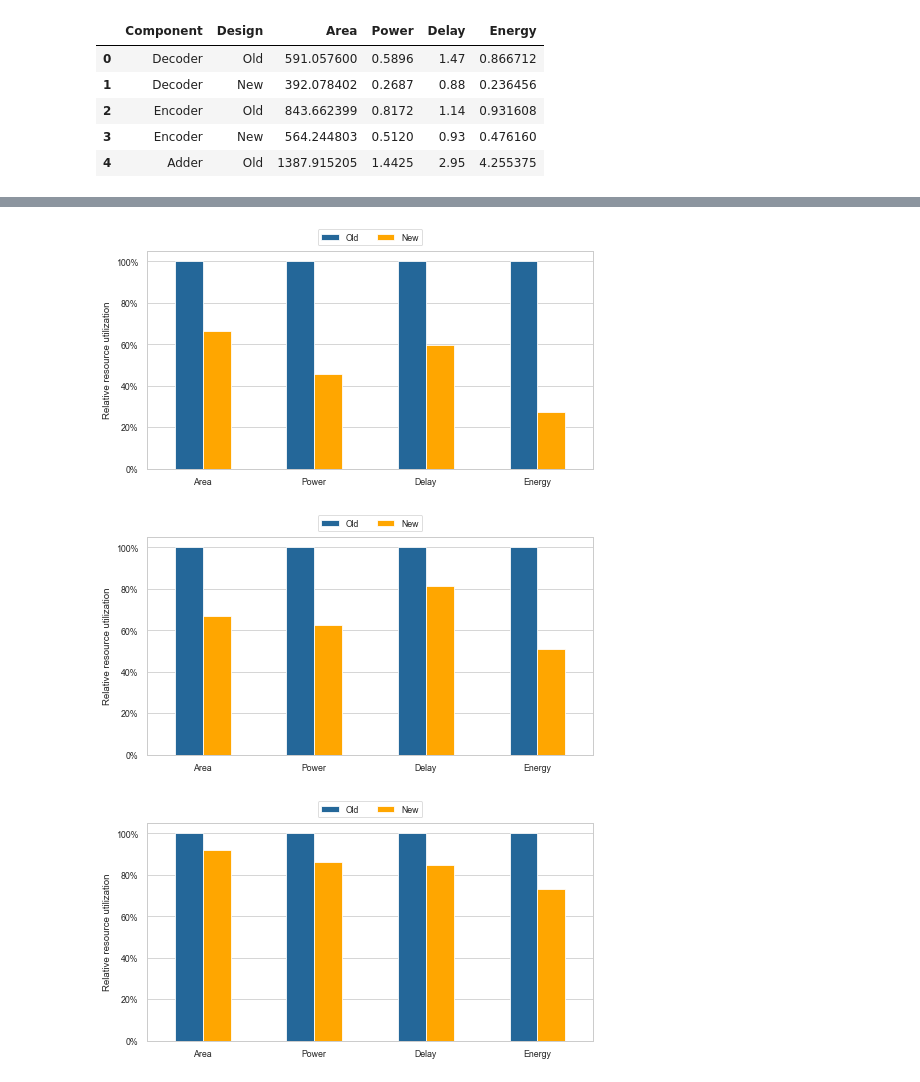
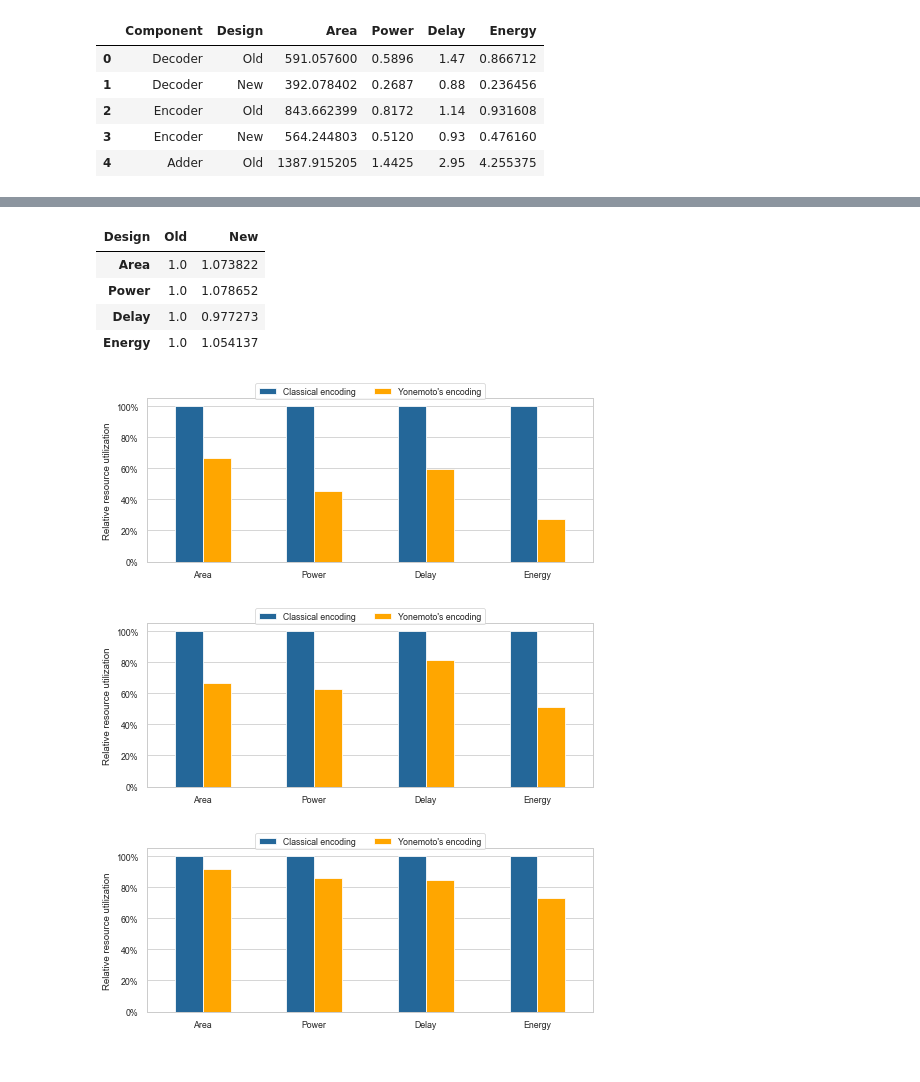
Before and after one commit to RaulMurillo/CoNGA_22, a Jupyter notebook: plot_graphs.ipynb, the cells around one changed output, grey strips where cells are left out. Drawn from its saved outputs; the diff is of its cells as text; code cells hidden in the pictures.

```diff
--- a/plot_graphs.ipynb
+++ b/plot_graphs.ipynb
@@ -306,35 +408,45 @@ for d in designs:
+# %%
+multiplier_df
+# %% [output]
+| Design | Old | New |
+| Area | 1.0 | 1.073822 |
+| Power | 1.0 | 1.078652 |
+| Delay | 1.0 | 0.977273 |
+| Energy | 1.0 | 1.054137 |
 # %%
 ax = decoder_df.plot.bar(
                  rot = 0,
                  ylabel="Relative resource utilization",
                  color=my_color_palette,
-                 figsize=(8,4),
+                 figsize=(8,3),
                 #  title="Decoder component"
 )
 
 ax.yaxis.set_major_formatter(mtick.PercentFormatter(1.0))
 # plt.legend(loc = 'center right',bbox_to_anchor=(1.2, 0.5))
-plt.legend(loc = 'upper center',
+plt.legend(["Classical encoding", "Yonemoto's encoding"],
+           loc = 'upper center',
            ncol=2,
            bbox_to_anchor=(0.5, 1.12)
            )
 plt.grid(False, axis="x")
 plt.savefig("figs/decoder_cmp.pdf", bbox_inches="tight")
 plt.show()
 # %% [output]
-[figure, old version]
+[figure, new version]
 # %%
 ax = encoder_df.plot.bar(
                  rot = 0,
                  ylabel="Relative resource utilization",
                  color=my_color_palette,
-                 figsize=(8,4),
+                 figsize=(8,3),
                 #  title="Encoder component"
 )
 
 ax.yaxis.set_major_formatter(mtick.PercentFormatter(1.0))
 # plt.legend(loc = 'center right',bbox_to_anchor=(1.2, 0.5))
-plt.legend(loc = 'upper center',
+plt.legend(["Classical encoding", "Yonemoto's encoding"],
+           loc = 'upper center',
            ncol=2,
            bbox_to_anchor=(0.5, 1.12)
            )
@@ -343,19 +455,20 @@ plt.savefig("figs/encoder_cmp.pdf", bbox_inches="tight")
 plt.grid(False, axis="x")
 plt.show()
 # %% [output]
-[figure, old version]
+[figure, new version]
 # %%
 ax = adder_df.plot.bar(
                  rot = 0,
                  ylabel="Relative resource utilization",
                  color=my_color_palette,
-                 figsize=(8,4),
+                 figsize=(8,3),
                 #  title="Adder component"
 )
 
 ax.yaxis.set_major_formatter(mtick.PercentFormatter(1.0))
 # plt.legend(loc = 'center right',bbox_to_anchor=(1.2, 0.5))
-plt.legend(loc = 'upper center',
+plt.legend(["Classical encoding", "Yonemoto's encoding"],
+           loc = 'upper center',
            ncol=2,
            bbox_to_anchor=(0.5, 1.12)
            )
@@ -363,7 +476,7 @@ plt.grid(False, axis="x")
 plt.savefig("figs/adder_cmp.pdf", bbox_inches="tight")
 plt.show()
 # %% [output]
-[figure, old version]
+[figure, new version]
 # %%
 ax = multiplier_df.plot.bar(
                  rot = 0,
```
Also changed, not shown: parts of 13 cells of this notebook, 8 other files.
